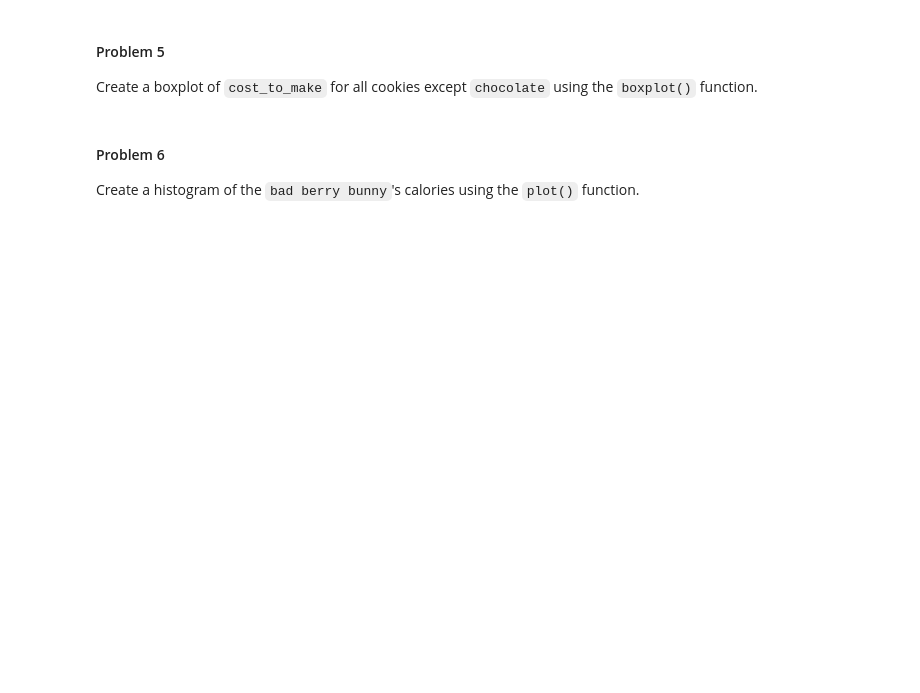
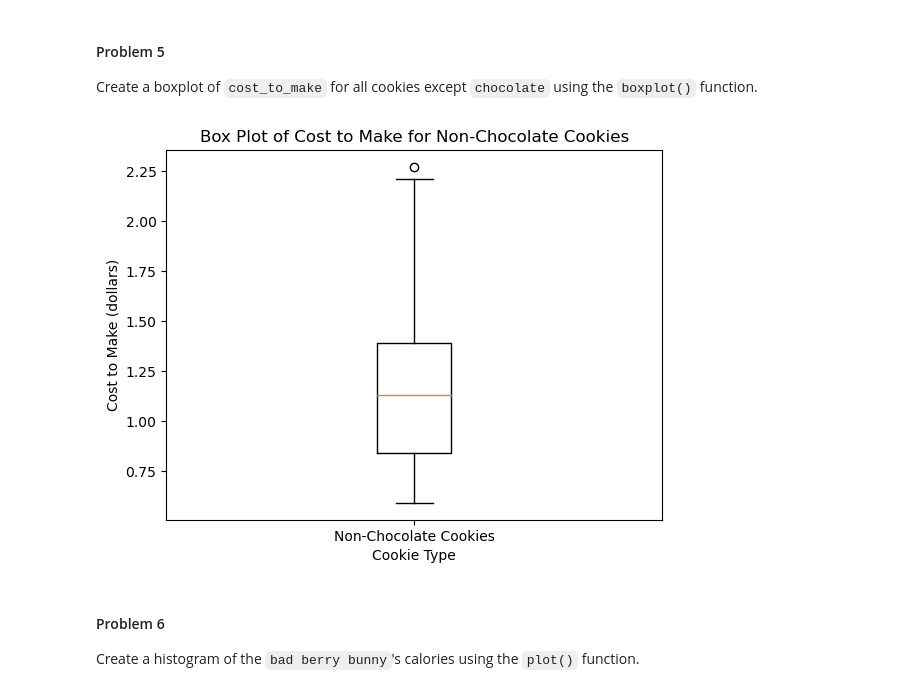
Before and after one commit to gallettilance/Data-Science-Fundamentals, a Jupyter notebook: labs/lab-02/lab02.ipynb, the cells around one changed output. Cells and saved outputs as stored; diff of their text form; code cells hidden in the pictures; blank space fills up the shorter version.

```diff
--- a/labs/lab-02/lab02.ipynb
+++ b/labs/lab-02/lab02.ipynb
@@ -433,0 +436,10 @@ Add a column to the DataFrame that has the value `True` if the cookie has a radi
+# %%
+#Add your code here
+def radius_greater_than_4(col):
+    if col['radius'] > 4:
+        return True
+    else:
+        return False
+
+cookies['radius_greater_than_4'] = cookies.apply(radius_greater_than_4, axis=1)
+print(cookies)
@@ -437,3 +467,6 @@ Add a column to the DataFrame that has the value `True` if the cookie has a radi
 Group the data by the `cookie` column, and find the average radius of each cookie. (Hint: use the `groupby()` and `transform()` function). Add this column to the DataFrame.
 # %%
 #Add your code here
+cookies['average_radius'] = cookies.groupby('cookie')['radius'].transform('mean')
+
+print(cookies)
@@ -451,3 +521,15 @@ Create a boxplot of `cost_to_make` for all cookies except `chocolate` using the
+# %%
+non_chocolate_cookies_df = cookies[cookies['cookie'] != 'chocolate']
+
+plt.boxplot(non_chocolate_cookies_df['cost_to_make'], labels=['Non-Chocolate Cookies'])
+
+plt.xlabel('Cookie Type')
+plt.ylabel('Cost to Make (dollars)')
+plt.title('Box Plot of Cost to Make for Non-Chocolate Cookies')
+
+plt.show()
+# %% [output]
+[figure, added]
 # %% [markdown]
 #### Problem 6
 
```
Also changed, not shown: parts of 13 cells of this notebook.
